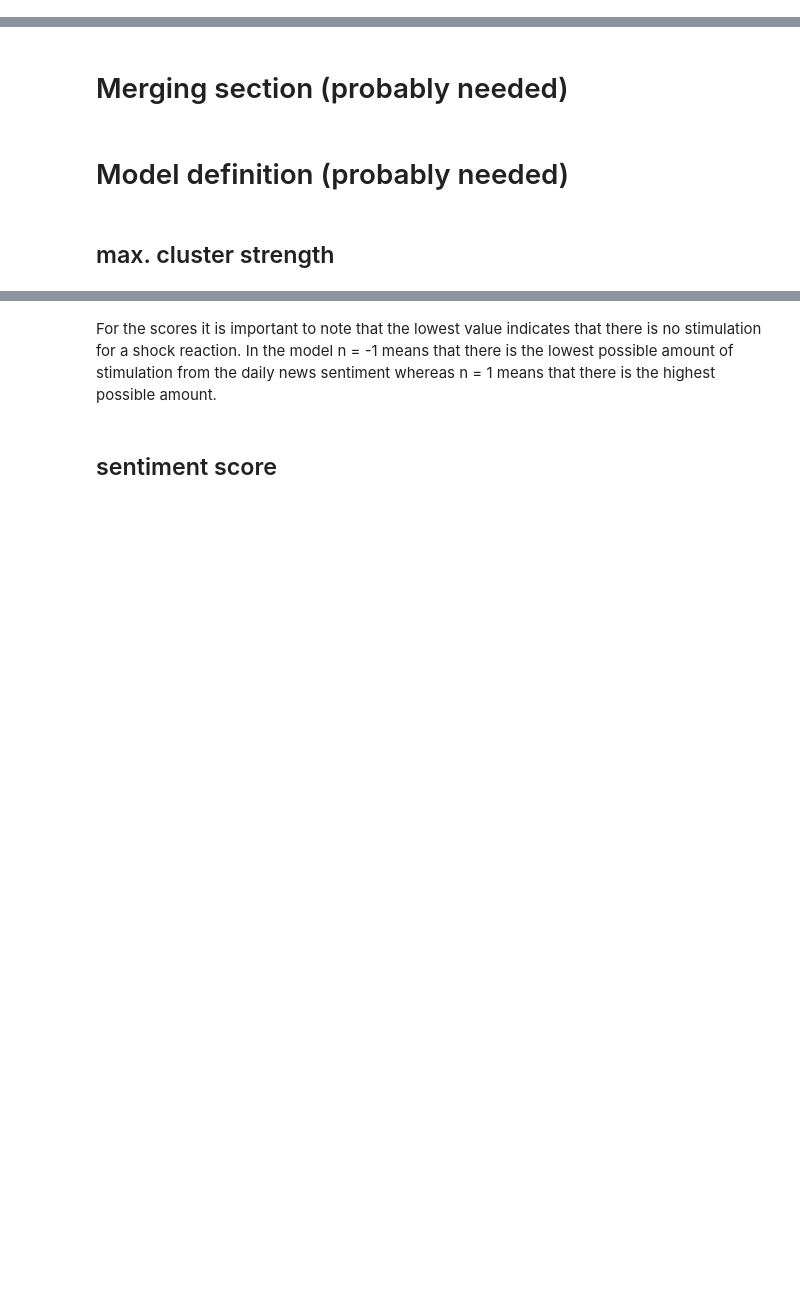
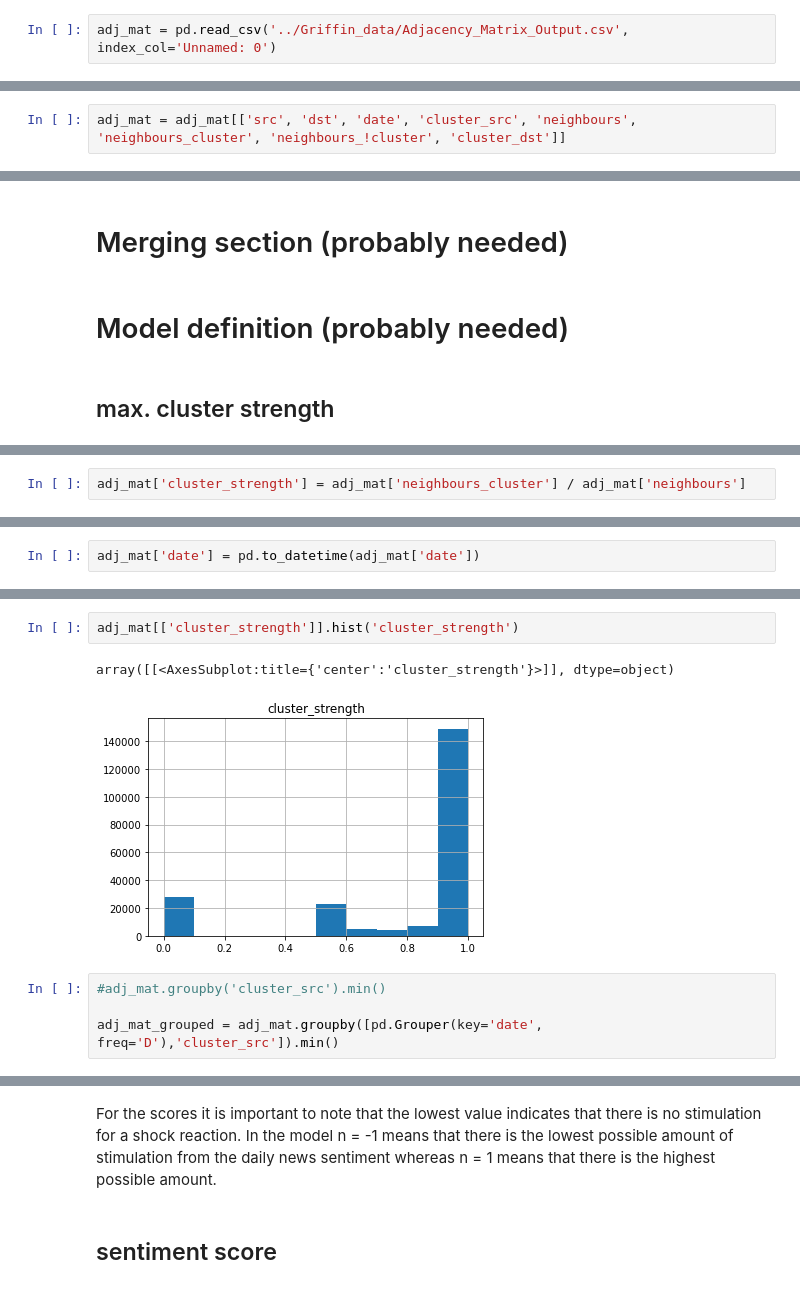
Before and after one commit to christianschwendner/coins_2122, a Jupyter notebook: Model/Model.ipynb, the cells around one changed output, grey strips where cells are left out. Drawn from its saved outputs; the diff is of its cells as text; blank space fills up the shorter version.

```diff
--- a/Model/Model.ipynb
+++ b/Model/Model.ipynb
@@ -7,3 +9,5 @@
 # Import section
 # %% [markdown]
 ## adj_mat
+# %%
+adj_mat = pd.read_csv('../Griffin_data/Adjacency_Matrix_Output.csv', index_col='Unnamed: 0')
@@ -9,0 +47,2 @@
+# %%
+adj_mat = adj_mat[['src', 'dst', 'date', 'cluster_src', 'neighbours', 'neighbours_cluster', 'neighbours_!cluster', 'cluster_dst']]
@@ -159,2 +215,4 @@ BTC
 ## output:
 ### lowest value of throughput2, per day
+# %%
+adj_mat['cluster_strength'] = adj_mat['neighbours_cluster'] / adj_mat['neighbours']
@@ -160,0 +225,2 @@ BTC
+# %%
+adj_mat['date'] = pd.to_datetime(adj_mat['date'])
@@ -160,0 +249,9 @@ BTC
+# %%
+adj_mat[['cluster_strength']].hist('cluster_strength')
+# %% [output]
+array([[<AxesSubplot:title={'center':'cluster_strength'}>]], dtype=object)
+[figure, added]
+# %%
+#adj_mat.groupby('cluster_src').min()
+
+adj_mat_grouped = adj_mat.groupby([pd.Grouper(key='date', freq='D'),'cluster_src']).min()
```
Also changed, not shown: parts of 13 cells of this notebook.
